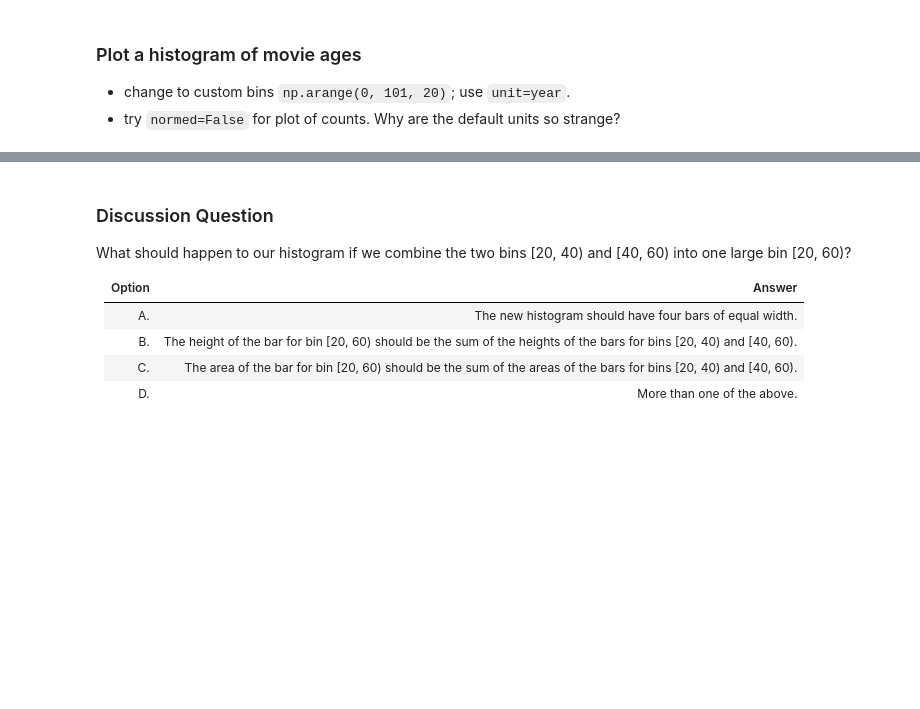
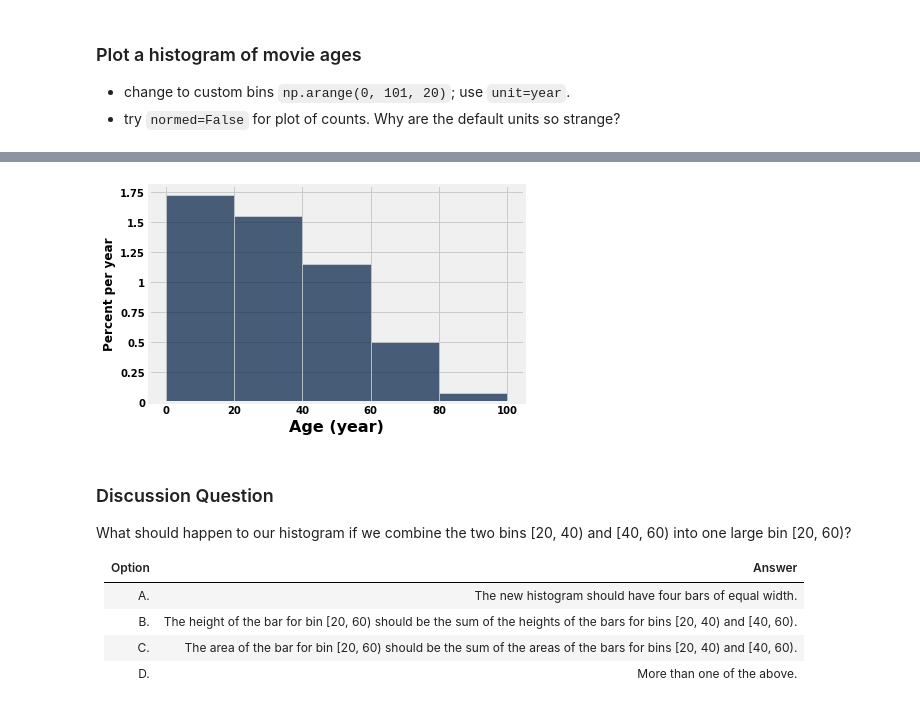
Before and after one commit to ucsd-ets/dsc10-fa19, a Jupyter notebook: Lectures/Week03/Lecture 06 Histograms, Functions, and Apply.ipynb, the cells around one changed output, grey strips where cells are left out. Saved outputs shown, nothing was run; the diff lists cells and outputs as text; code cells hidden in the pictures; blank space fills up the shorter version.

```diff
--- a/Lectures/Week03/Lecture 06 Histograms, Functions, and Apply.ipynb
+++ b/Lectures/Week03/Lecture 06 Histograms, Functions, and Apply.ipynb
@@ -73,3 +135,7 @@ aged.hist('Age', bins=np.arange(0, 101, 20), unit='year', normed=False) #try it
+# %%
+aged.hist('Age', bins=np.arange(0, 101, 20), unit='year', normed=True) #try it without the last argument
+# %% [output]
+[figure, added]
 # %% [markdown]
 ### Discussion Question
 
```
Also changed, not shown: parts of 42 cells of this notebook, 2 other files.
